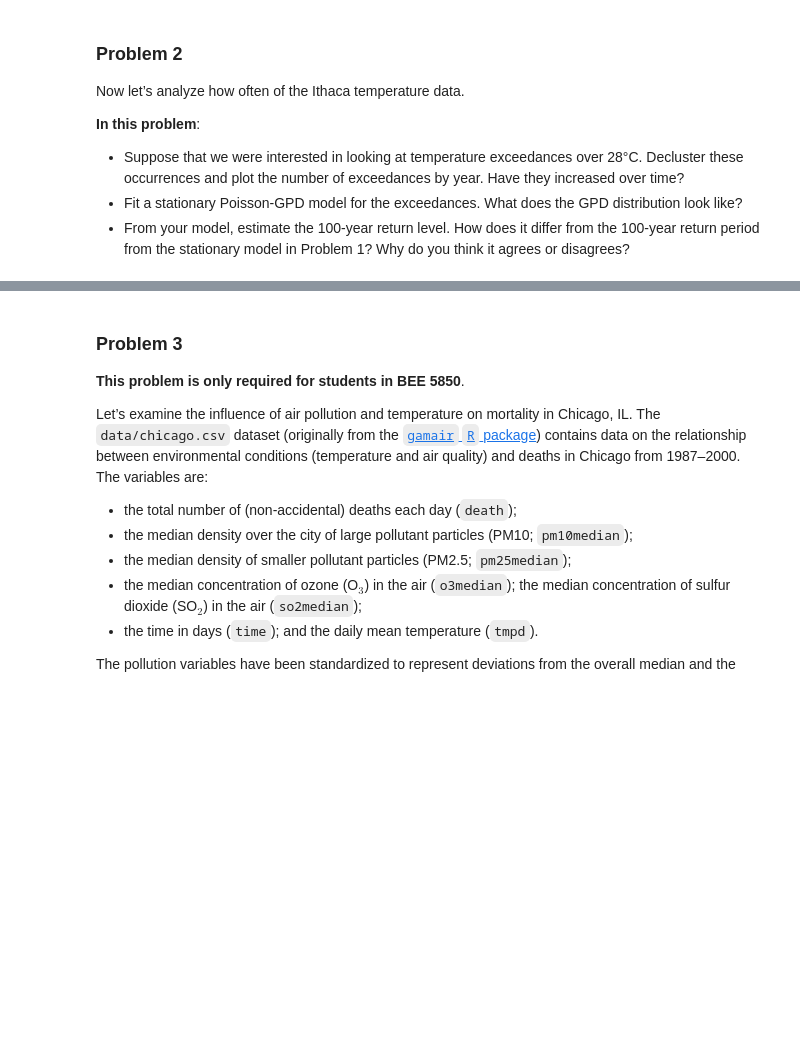
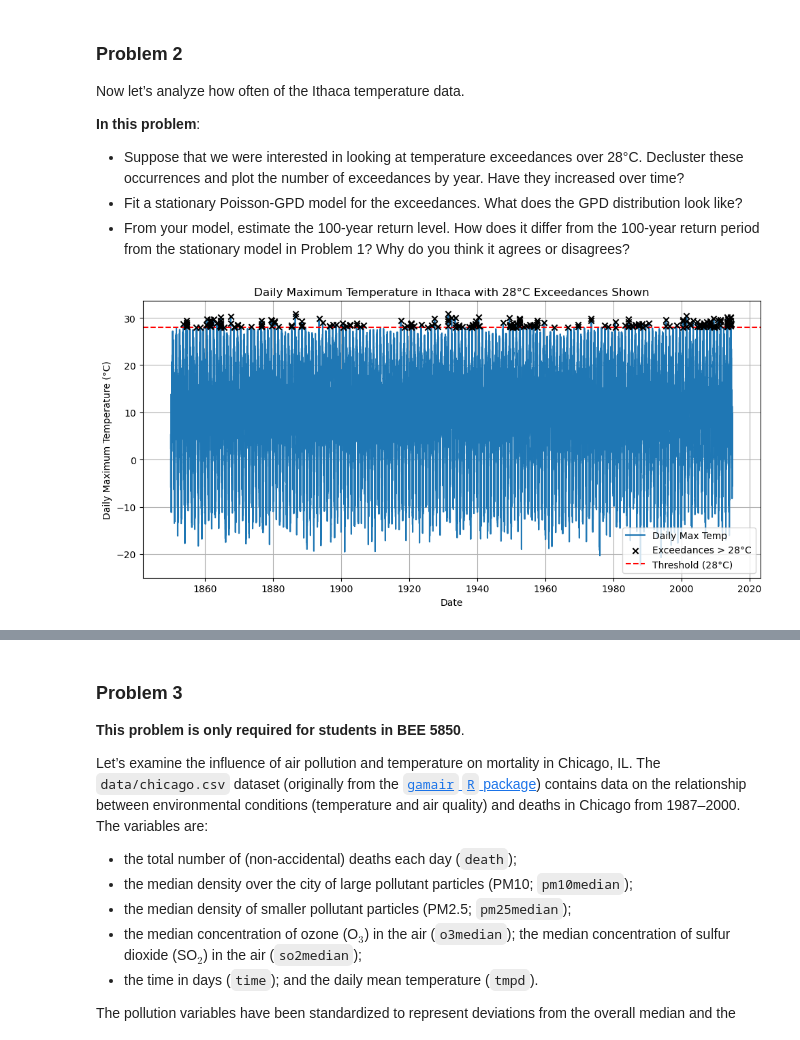
Before and after one commit to BEE4850-SP25/hw05-christinemswanson, a Jupyter notebook: hw05.ipynb, the cells around one changed output, grey strips where cells are left out. Cells and saved outputs as stored; diff of their text form; code cells hidden in the pictures; blank space fills up the shorter version.

```diff
--- a/hw05.ipynb
+++ b/hw05.ipynb
@@ -304,0 +331,32 @@ Now let’s analyze how often of the Ithaca temperature data.
+# %%
+# boolean mask for exceedances over 28°C
+exceed_mask = ithaca_dat['TempMax'] > 28
+
+# plot daily temperature time series
+plt.figure(figsize=(10, 5))
+plt.plot(ithaca_dat['Day'], ithaca_dat['TempMax'],
+         label='Daily Max Temp', linewidth=1.5)
+
+# overlay exceedances with markers
+plt.scatter(
+    ithaca_dat['Day'][exceed_mask],
+    ithaca_dat['TempMax'][exceed_mask],
+    color='black',
+    label='Exceedances > 28°C',
+    zorder=3,
+    marker='x'
+)
+
+# add horizontal threshold line at 28°C
+plt.axhline(28, color='red', linestyle='--', linewidth=1.5, label='Threshold (28°C)')
+
+plt.xlabel("Date")
+plt.ylabel("Daily Maximum Temperature (°C)")
+plt.title("Daily Maximum Temperature in Ithaca with 28°C Exceedances Shown")
+plt.legend()
+plt.grid(True)
+plt.tight_layout()
+
+plt.show()
+# %% [output]
+[figure, added]
```
Also changed, not shown: parts of 4 cells of this notebook.
